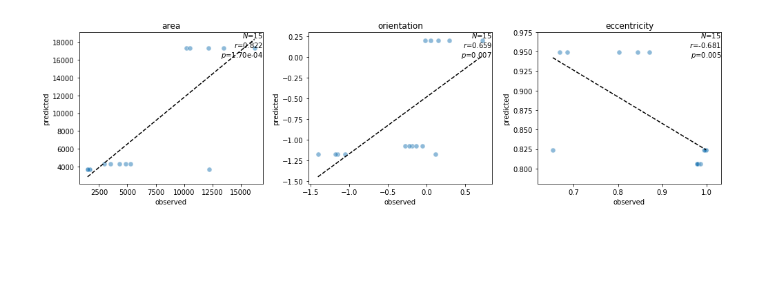
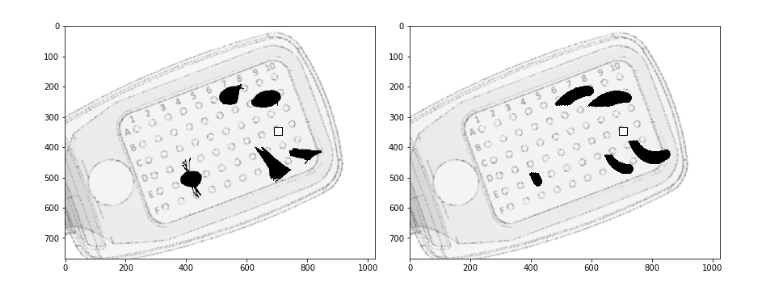
Before and after one commit to VisCog/ArgusShapes, a Jupyter notebook: scripts/minimal-example.ipynb, the cells around one changed output. Drawn from its saved outputs; the diff is of its cells as text; code cells hidden in the pictures; blank space fills up the shorter version.

```diff
--- a/scripts/minimal-example.ipynb
+++ b/scripts/minimal-example.ipynb
@@ -8,5 +15,10 @@ import matplotlib.pyplot as plt
+# %%
+subject = 'S4'
 # %%
-X, y = argus_shapes.load_data(os.path.join(os.environ['ARGUS_SHAPES_DATA'], 'drawings_single.csv'),
-                              subject='S4', electrodes=['F2', 'B9', 'E3'])
+Xy = shapes.load_data(os.path.join(datafolder, 'argus_shapes', 'drawings_single.csv'),
+                      subject=subject, electrodes=['A7', 'F8', 'F10', 'B9', 'E3'])
+y = Xy[['electrode', 'image', 'area', 'orientation', 'eccentricity']]
+X = Xy.drop(columns=y.columns)
+X['electrode'] = y['electrode']
 print('Features:', X.shape, 'Targets:', y.shape)
 # %% [output]
@@ -14,5 +26,5 @@ Features: (15, 9) Targets: (15, 8)
 # %%
-model = argus_shapes.models.ModelC(rho=400, axlambda=1000)
+model = shapes.models.ModelC(rho=437, axlambda=1420)
 # %%
 model.fit(X)
 # %% [output]
@@ -25,6 +37,8 @@ ModelC(ax_segments_range=(3, 50), axlambda=1000, axon_pickle='axons.pickle',
     scheduler='threading', xrange=(-30, 30), xystep=0.2, yrange=(-20, 20))
 # %%
 y_pred = model.predict(X)
+y_pred['subject'] = subject
+y_pred['img_shape'] = X['img_shape']
 # %%
 print('Shape descriptor loss:', model.score(X, y))
 # %% [output]
@@ -32,10 +46,7 @@ Shape descriptor loss: 3.71872351381
-# %%
-fig, axes = plt.subplots(ncols=3, figsize=(14, 4))
-for col, ax in zip(['area', 'orientation', 'eccentricity'], axes):
-    argus_shapes.viz.scatter_correlation(y[col], y_pred[col], ax)
-    ax.set_title(col)
-    ax.set_xlabel('observed')
-    ax.set_ylabel('predicted')
-fig.tight_layout()
-# %% [output]
-[figure, removed]
+# %%
+fig, axes = plt.subplots(ncols=2, figsize=(12, 5))
+shapes.viz.plot_phosphenes_on_array(axes[0], subject, Xy, subjectdata)
+shapes.viz.plot_phosphenes_on_array(axes[1], subject, y_pred, subjectdata)
+fig.tight_layout()
+# %% [output]
+[figure, added]
```
Also changed, not shown: parts of 6 cells of this notebook.
